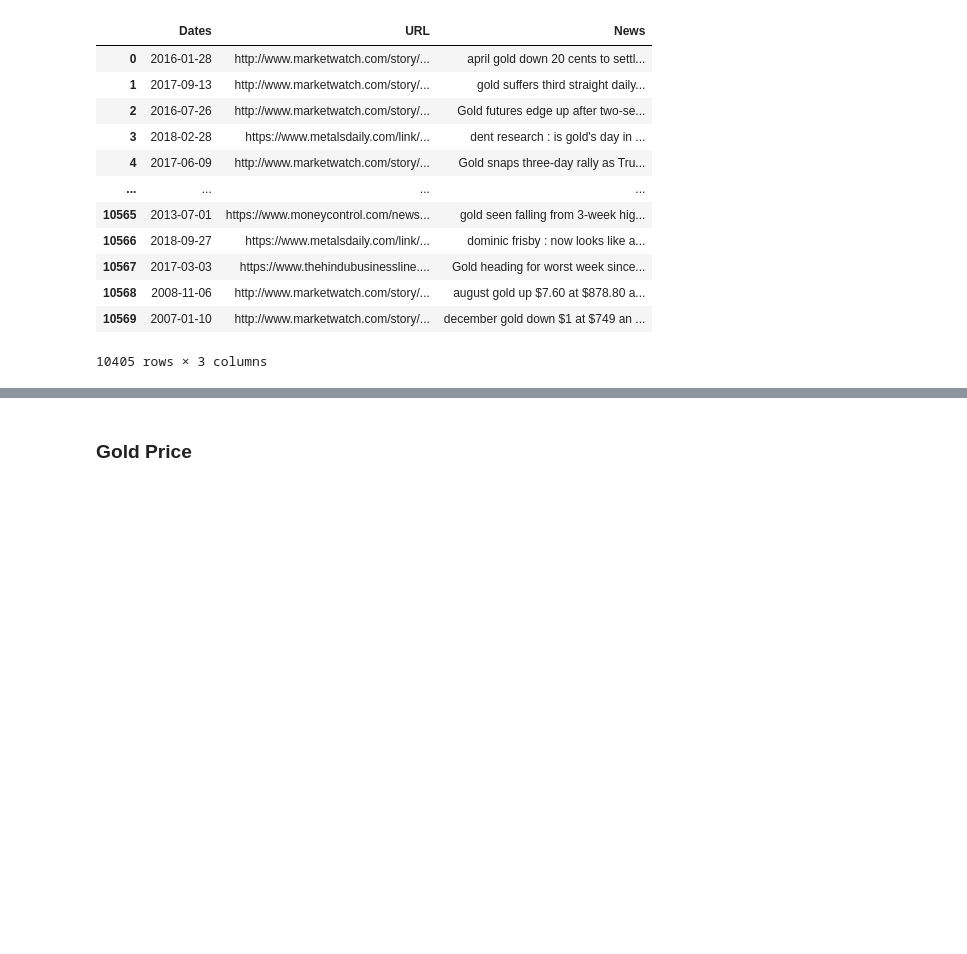
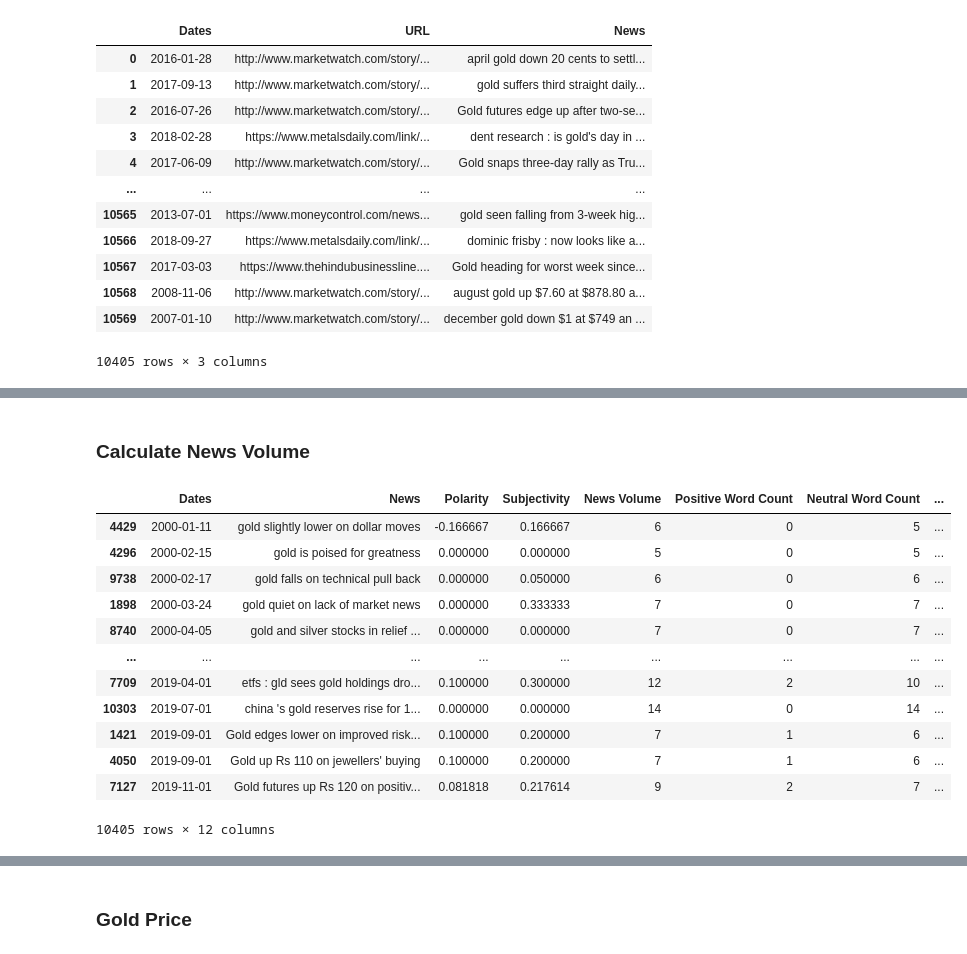
Before and after one commit to itsGarrin/nlp-commodities-price-prediction, a Jupyter notebook: notebook/nlp-commodities-price-prediction.ipynb, the cells around one changed output, grey strips where cells are left out. Cells and saved outputs as stored; diff of their text form; code cells hidden in the pictures; blank space fills up the shorter version.

```diff
--- a/notebook/nlp-commodities-price-prediction.ipynb
+++ b/notebook/nlp-commodities-price-prediction.ipynb
@@ -201,0 +213,20 @@ sentiment_data
+# %% [markdown]
+### Calculate News Volume
+# %%
+# calculate news volume per day
+sentiment_data['News Volume'] = sentiment_data['News'].progress_apply(lambda x: len(x.split()))
+sentiment_data
+# %% [output]
+|  | Dates | News | Polarity | Subjectivity | News Volume | Positive Word Count | Neutral Word Count | ... |
+| 4429 | 2000-01-11 | gold slightly lower on dollar moves | -0.166667 | 0.166667 | 6 | 0 | 5 | ... |
+| 4296 | 2000-02-15 | gold is poised for greatness | 0.000000 | 0.000000 | 5 | 0 | 5 | ... |
+| 9738 | 2000-02-17 | gold falls on technical pull back | 0.000000 | 0.050000 | 6 | 0 | 6 | ... |
+| 1898 | 2000-03-24 | gold quiet on lack of market news | 0.000000 | 0.333333 | 7 | 0 | 7 | ... |
+| 8740 | 2000-04-05 | gold and silver stocks in relief ... | 0.000000 | 0.000000 | 7 | 0 | 7 | ... |
+| ... | ... | ... | ... | ... | ... | ... | ... | ... |
+| 7709 | 2019-04-01 | etfs : gld sees gold holdings dro... | 0.100000 | 0.300000 | 12 | 2 | 10 | ... |
+| 10303 | 2019-07-01 | china 's gold reserves rise for 1... | 0.000000 | 0.000000 | 14 | 0 | 14 | ... |
+| 1421 | 2019-09-01 | Gold edges lower on improved risk... | 0.100000 | 0.200000 | 7 | 1 | 6 | ... |
+| 4050 | 2019-09-01 | Gold up Rs 110 on jewellers' buying | 0.100000 | 0.200000 | 7 | 1 | 6 | ... |
+| 7127 | 2019-11-01 | Gold futures up Rs 120 on positiv... | 0.081818 | 0.217614 | 9 | 2 | 7 | ... |
+10405 rows × 12 columns
```
Also changed, not shown: parts of 20 cells of this notebook.
